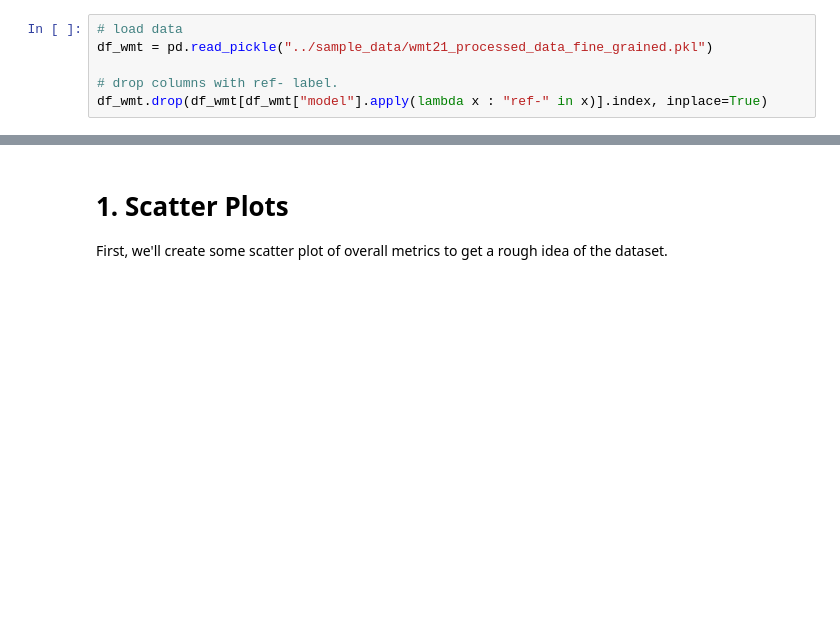
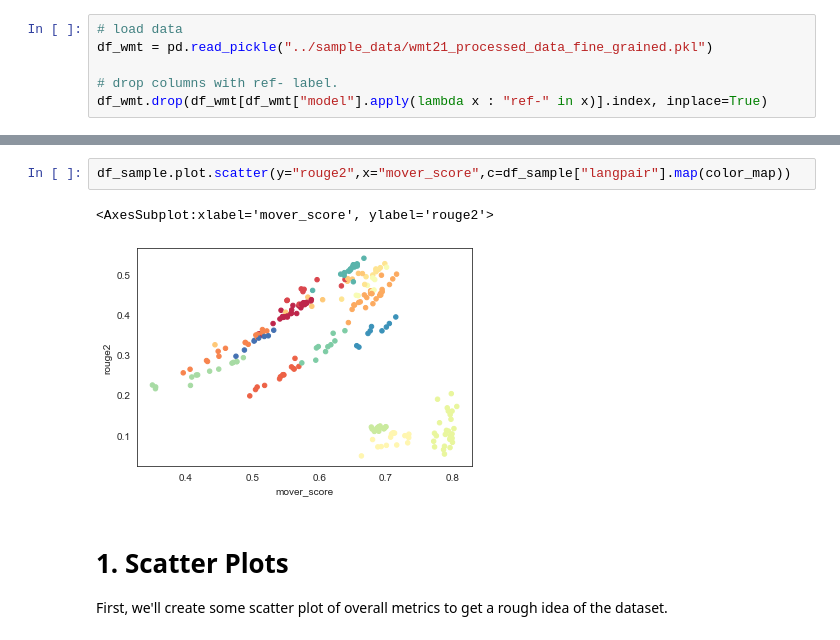
Before and after one commit to iglee/ExplainaBoard-experiments, a Jupyter notebook: notebooks/bucketed feature analysis.ipynb, the cells around one changed output, grey strips where cells are left out. Drawn from its saved outputs; the diff is of its cells as text; blank space fills up the shorter version.

```diff
--- a/notebooks/bucketed feature analysis.ipynb
+++ b/notebooks/bucketed feature analysis.ipynb
@@ -38,3 +62,8 @@ df_wmt.drop(df_wmt[df_wmt["model"].apply(lambda x : "ref-" in x)].index, inplace
+# %%
+df_sample.plot.scatter(y="rouge2",x="mover_score",c=df_sample["langpair"].map(color_map))
+# %% [output]
+<AxesSubplot:xlabel='mover_score', ylabel='rouge2'>
+[figure, added]
 # %% [markdown]
 # 1. Scatter Plots
 
```
Also changed, not shown: parts of 18 cells of this notebook.
